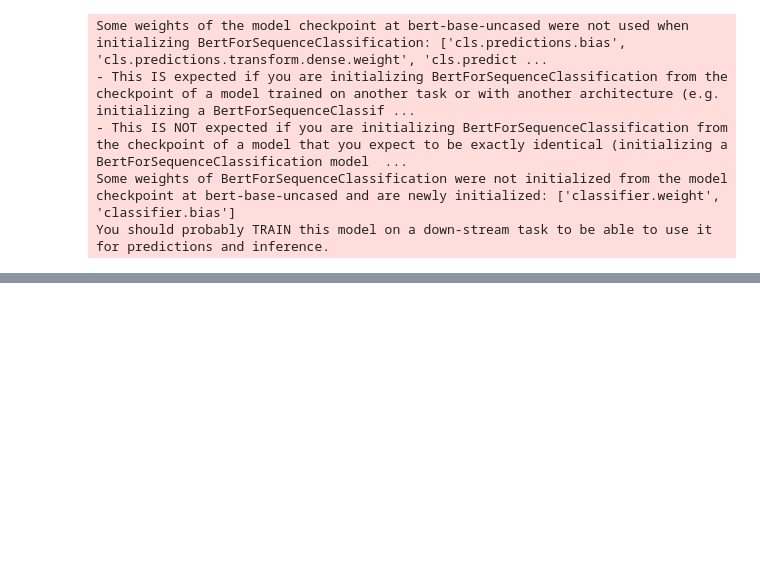
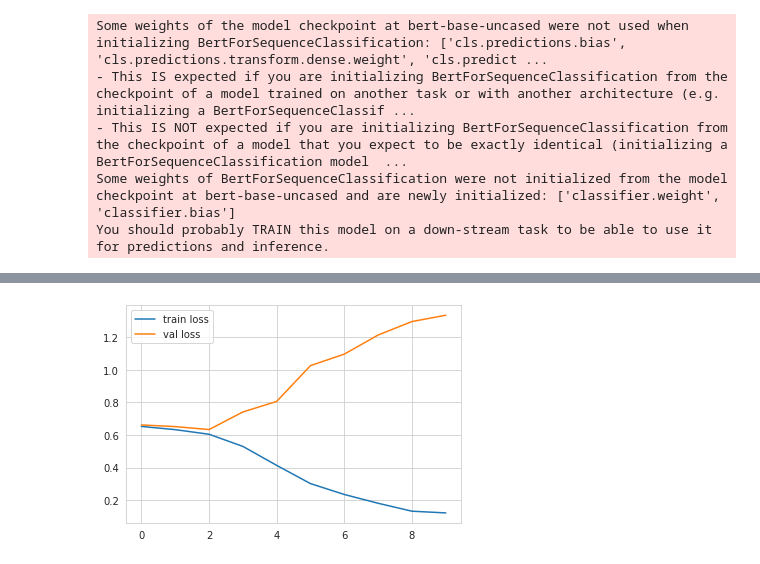
Before and after one commit to marcglettig/Fin-418-NLFF, a Jupyter notebook: train.ipynb, the cells around one changed output, grey strips where cells are left out. Saved outputs shown, nothing was run; the diff lists cells and outputs as text; code cells hidden in the pictures; blank space fills up the shorter version.

```diff
--- a/train.ipynb
+++ b/train.ipynb
@@ -124,7 +162,7 @@ You should probably TRAIN this model on a down-stream task to be able to use it
 # %%
 from torch.utils.data import DataLoader, RandomSampler, SequentialSampler
 # %%
-batch_size = 32
+batch_size = 8
 
 dataloader_train = DataLoader(
     dataset_train,
@@ -136,7 +174,7 @@ dataloader_train = DataLoader(
 dataloader_val = DataLoader(
     dataset_val,
     sampler=RandomSampler(dataset_val),
-    batch_size=32
+    batch_size=8
 )
 # %%
 from transformers import AdamW, get_linear_schedule_with_warmup
@@ -231,4 +268,6 @@ os.getcwd()
 # %%
+train_losses = np.zeros(epochs)
+val_losses = np.zeros(epochs)
 for epoch in tqdm(range(1, epochs+1)):
 
     model.train()
@@ -265,14 +304,16 @@ for epoch in tqdm(range(1, epochs+1)):
 
         progress_bar.set_postfix({'training_loss': '{:.3f}'.format(loss.item()/len(batch))})
 
-    torch.save(model.state_dict(), f'models/BERT_ft_epoch{epoch}.model')
+    torch.save(model.state_dict(), f'/content/gdrive/MyDrive/Fin-418-NLFF/models/w_LSTM/BERT_ft_epoch{epoch}.model')
 
     tqdm.write('\nEpoch {epoch}')
 
     loss_train_avg = loss_train_total/len(dataloader_train)
     tqdm.write(f'Training loss: {loss_train_avg}')
+    train_losses[epoch-1] = loss_train_avg
 
     val_loss, predictions, true_vals = evaluate(dataloader_val)
+    val_losses[epoch-1] = val_loss
     val_f1 = f1_score_func(predictions, true_vals)
     tqdm.write(f'Validation loss: {val_loss}')
     tqdm.write(f'F1 Score (weighted) {val_f1}')
@@ -280,0 +338,8 @@ KeyboardInterrupt:
+# %%
+sns.set_style('whitegrid')
+sns.lineplot(data=train_losses, label = 'train loss')
+sns.lineplot(data=val_losses, label = 'val loss')
+plt.savefig('/content/gdrive/MyDrive/Fin-418-NLFF/lstm_loss_plot.png')
+plt.show()
+# %% [output]
+[figure, added]
```
Also changed, not shown: parts of 19 cells of this notebook, 5 other files.
